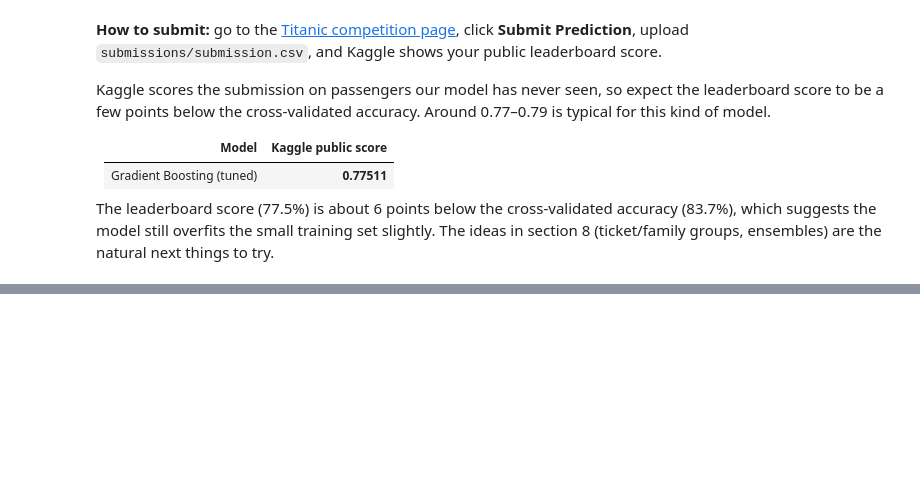
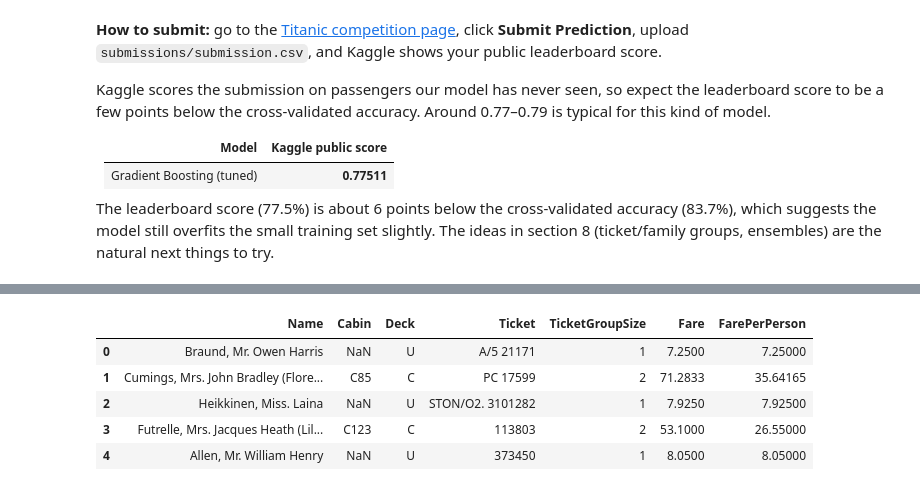
Before and after one commit to OlgaKoleda/titanic-survival-analysis, a Jupyter notebook: notebooks/titanic_analysis.ipynb, the cells around one changed output, grey strips where cells are left out. Cells and saved outputs as stored; diff of their text form; code cells hidden in the pictures; blank space fills up the shorter version.

```diff
--- a/notebooks/titanic_analysis.ipynb
+++ b/notebooks/titanic_analysis.ipynb
@@ -531,0 +549,27 @@ The leaderboard score (77.5%) is about 6 points below the cross‑validated accu
+# %%
+full = pd.concat([df, test_raw], ignore_index=True)
+n_train = len(df)
+
+# Same cleaning as before (statistics from training data only)
+full["Title"] = full["Name"].str.extract(r",\s*([^\.]+)\.")
+full["Title"] = full["Title"].replace({"Mlle": "Miss", "Ms": "Miss", "Mme": "Mrs"})
+full.loc[~full["Title"].isin(common_titles), "Title"] = "Rare"
+full["Age"] = full["Age"].fillna(full["Title"].map(title_age_median))
+full["Fare"] = full["Fare"].fillna(full["Pclass"].map(class_fare_median))
+full["Embarked"] = full["Embarked"].fillna(embarked_mode)
+full["HasCabin"] = full["Cabin"].notna().astype(int)
+full["FamilySize"] = full["SibSp"] + full["Parch"] + 1
+
+# New features
+full["Deck"] = full["Cabin"].str[0].fillna("U").replace({"G": "U", "T": "U"})
+full["TicketGroupSize"] = full.groupby("Ticket")["Ticket"].transform("size")
+full["FarePerPerson"] = full["Fare"] / full["TicketGroupSize"]
+
+full[["Name", "Cabin", "Deck", "Ticket", "TicketGroupSize", "Fare", "FarePerPerson"]].head()
+# %% [output]
+|  | Name | Cabin | Deck | Ticket | TicketGroupSize | Fare | FarePerPerson |
+| 0 | Braund, Mr. Owen Harris | NaN | U | A/5 21171 | 1 | 7.2500 | 7.25000 |
+| 1 | Cumings, Mrs. John Bradley (Flore... | C85 | C | PC 17599 | 2 | 71.2833 | 35.64165 |
+| 2 | Heikkinen, Miss. Laina | NaN | U | STON/O2. 3101282 | 1 | 7.9250 | 7.92500 |
+| 3 | Futrelle, Mrs. Jacques Heath (Lil... | C123 | C | 113803 | 2 | 53.1000 | 26.55000 |
+| 4 | Allen, Mr. William Henry | NaN | U | 373450 | 1 | 8.0500 | 8.05000 |
```
Also changed, not shown: parts of 19 cells of this notebook, 3 other files.
